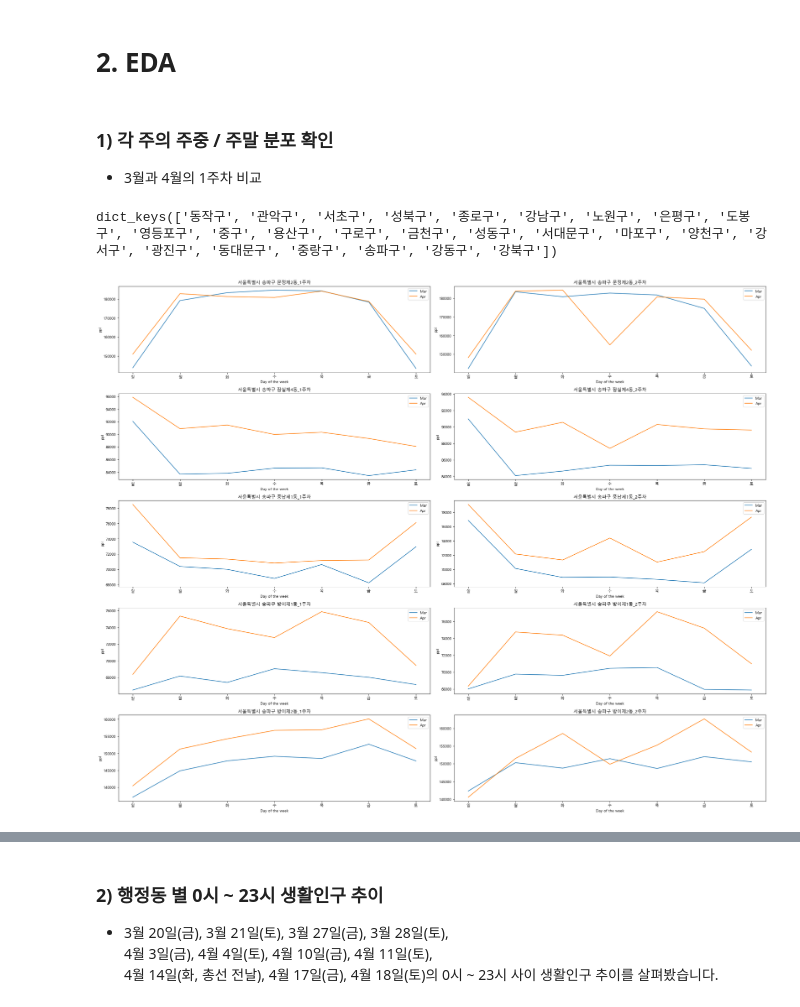
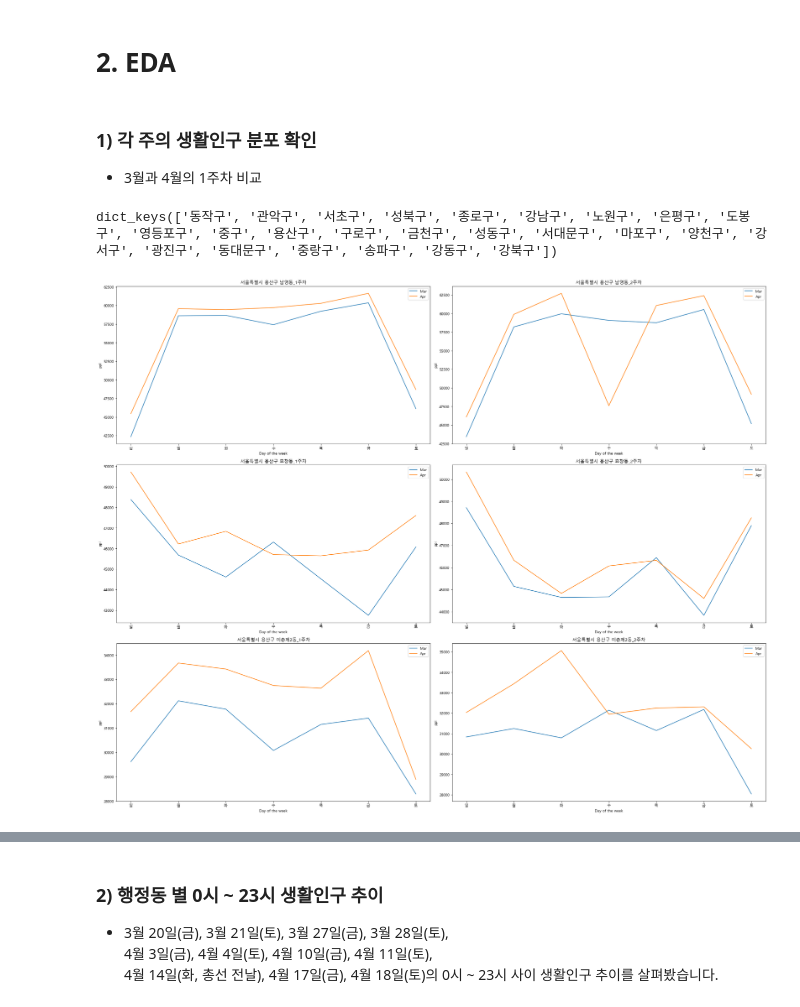
Before and after one commit to swoos91/COVID19_EDA, a Jupyter notebook: COVID-19.ipynb, the cells around one changed output, grey strips where cells are left out. Cells and saved outputs as stored; diff of their text form; code cells hidden in the pictures.

```diff
--- a/COVID-19.ipynb
+++ b/COVID-19.ipynb
@@ -230,7 +221,7 @@ csm['상권_코드'] = csm['상권_코드'].astype('int64')
 # %% [markdown]
 # 2. EDA
 # %% [markdown]
-### 1) 각 주의 주중 / 주말 분포 확인
+### 1) 각 주의 생활인구 분포 확인
 - 3월과 4월의 1주차 비교
 # %%
 def fix_df(df):
@@ -264,7 +255,7 @@ gu_dict.keys()
 # %% [output]
 dict_keys(['동작구', '관악구', '서초구', '성북구', '종로구', '강남구', '노원구', '은평구', '도봉구', '영등포구', '중구', '용산구', '구로구', '금천구', '성동구', '서대문구', '마포구', '양천구', '강서구', '광진구', '동대문구', '중랑구', '송파구', '강동구', '강북구'])
 # %%
-Gu = '송파구'
+Gu = '용산구'
 cpr_Week_Wed = [ 20200301, 20200405 ]
 
 fig, ax = plt.subplots(len(gu_dict[Gu]),2, figsize=(25,20))
@@ -290,33 +281,33 @@ for i, gu_code in enumerate(gu_dict[Gu]):
     ppl_apr_ = week_analyze(gu_code, cpr_Week_Wed[1])
     # index 및 column name 수정 + 컬럼 수 조정
     ppl_apr_1 = fix_df(ppl_apr_)
 
     # 2주차
 
     ppl_apr_ = week_analyze(gu_code, cpr_Week_Wed[1]+7)
     # index 및 column name 수정 + 컬럼 수 조정
     ppl_apr_2 = fix_df(ppl_apr_)
 
 
     ax[i,0].plot( ppl_mar_1['총생활인구수'])
     ax[i,0].plot( ppl_apr_1['총생활인구수'])
 
     ax[i,0].title.set_text(loc_code[loc_code['행정동코드_'] == gu_code]['행정동명_'].values[0] + '_1주차')
     ax[i,0].legend(['Mar', 'Apr'], loc='upper right')
     ax[i,0].set_xlabel('Day of the week')
     ax[i,0].set_ylabel('ppl')
 
     ax[i,1].plot( ppl_mar_2['총생활인구수'])
     ax[i,1].plot( ppl_apr_2['총생활인구수'])
 
     ax[i,1].title.set_text(loc_code[loc_code['행정동코드_'] == gu_code]['행정동명_'].values[0] + '_2주차')
     ax[i,1].legend(['Mar', 'Apr'], loc='upper right')
     ax[i,1].set_xlabel('Day of the week')
     ax[i,1].set_ylabel('ppl')
 
 plt.tight_layout()
 plt.show()
 # %% [output]
-[figure, old version]
+[figure, new version]
 # %% [markdown]
 구 별로 EDA를 진행하면서,\
```
Also changed, not shown: parts of 27 cells of this notebook.
